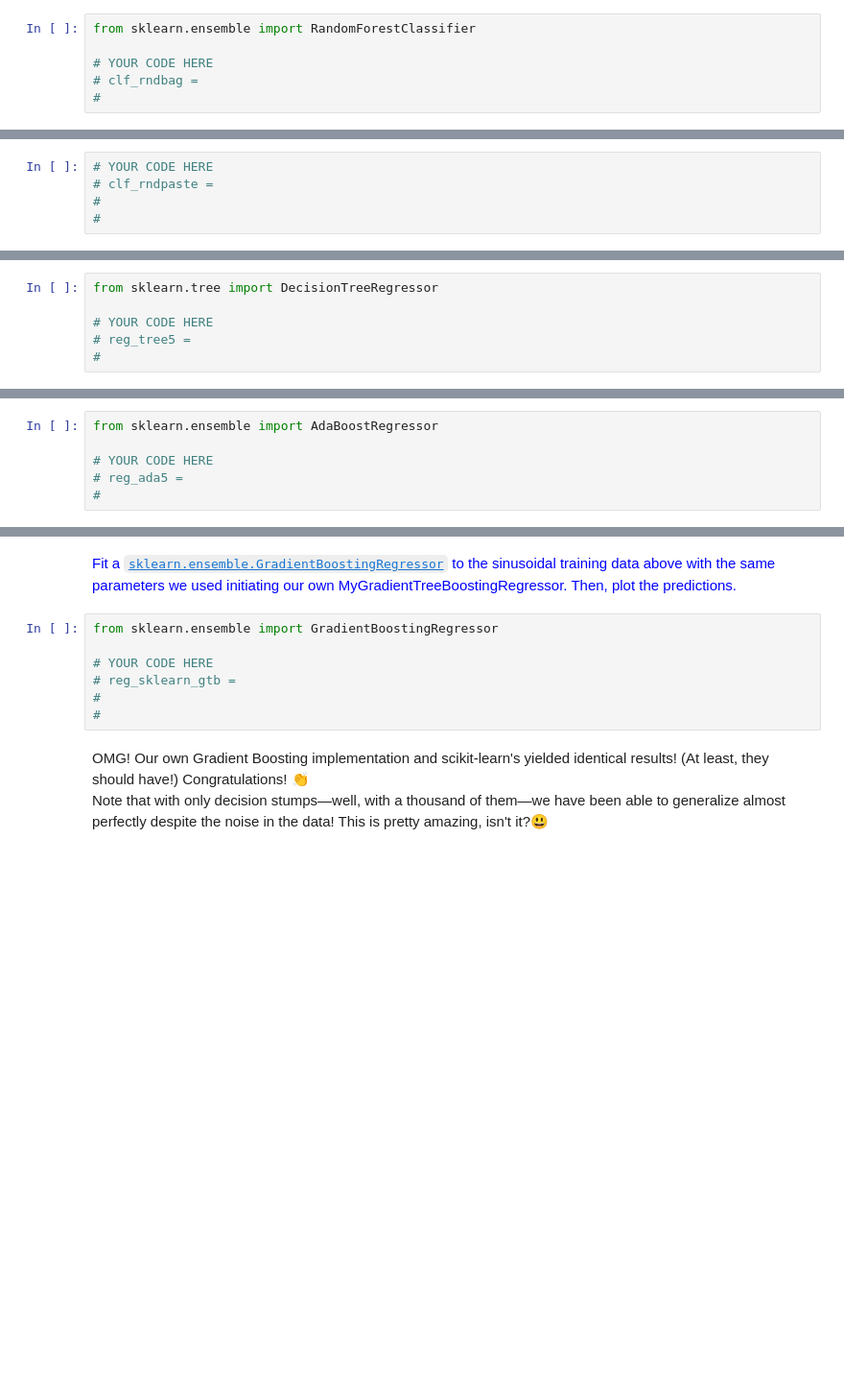
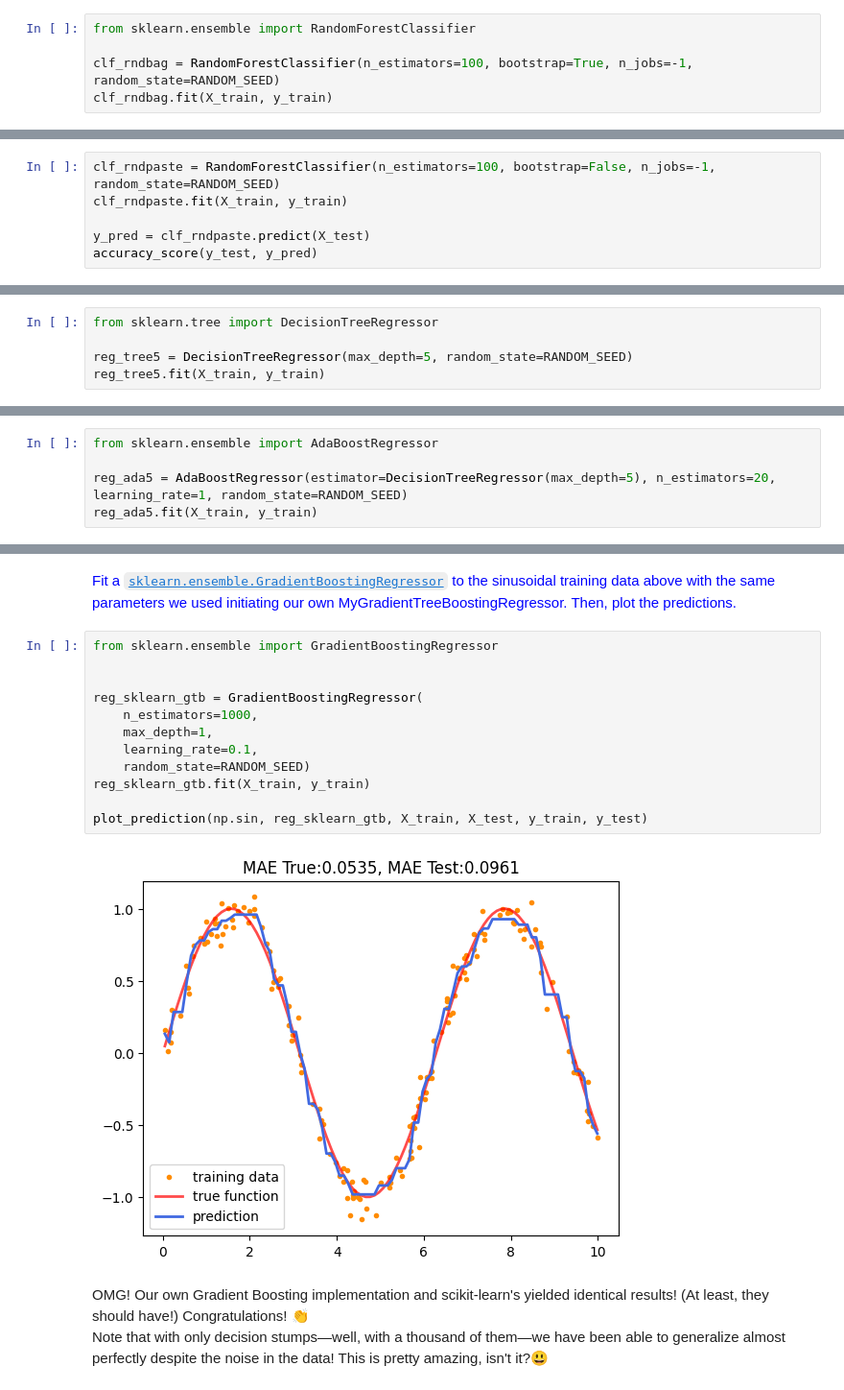
Before and after one commit to tomiock/ML2024-25, a Jupyter notebook: Session 9 - Decision Trees, Ensemble Learning, Random Forests/P9_Decision_Trees_Ensemble_Learning_Random_Forests.ipynb, the cells around one changed output, grey strips where cells are left out. Shown at 96% size. Saved outputs shown, nothing was run; the diff lists cells and outputs as text; blank space fills up the shorter version.

```diff
--- a/Session 9 - Decision Trees, Ensemble Learning, Random Forests/P9_Decision_Trees_Ensemble_Learning_Random_Forests.ipynb
+++ b/Session 9 - Decision Trees, Ensemble Learning, Random Forests/P9_Decision_Trees_Ensemble_Learning_Random_Forests.ipynb
@@ -309,6 +404,5 @@ clf_bagging.oob_score_
 # %%
 from sklearn.ensemble import RandomForestClassifier
 
-# YOUR CODE HERE
-# clf_rndbag =
-#
+clf_rndbag = RandomForestClassifier(n_estimators=100, bootstrap=True, n_jobs=-1, random_state=RANDOM_SEED)
+clf_rndbag.fit(X_train, y_train)
@@ -320,7 +418,8 @@ from sklearn.ensemble import RandomForestClassifier
 # %% [markdown]
 <font color=blue>Now, fit a random forest with the same parameters as the above forest, but this time use *pasting* instead of bagging. And calculate its accuracy on the test set.</font>
 # %%
-# YOUR CODE HERE
-# clf_rndpaste =
-#
-#
+clf_rndpaste = RandomForestClassifier(n_estimators=100, bootstrap=False, n_jobs=-1, random_state=RANDOM_SEED)
+clf_rndpaste.fit(X_train, y_train)
+
+y_pred = clf_rndpaste.predict(X_test)
+accuracy_score(y_test, y_pred)
@@ -390,6 +498,5 @@ def plot_prediction(true_f, fit_predictor, X_train, X_test, y_train, y_test, n_p
 # %%
 from sklearn.tree import DecisionTreeRegressor
 
-# YOUR CODE HERE
-# reg_tree5 =
-#
+reg_tree5 = DecisionTreeRegressor(max_depth=5, random_state=RANDOM_SEED)
+reg_tree5.fit(X_train, y_train)
@@ -406,6 +517,5 @@ Now, we will use the [`sklearn.ensemble.AdaBoostRegressor`](https://scikit-learn
 # %%
 from sklearn.ensemble import AdaBoostRegressor
 
-# YOUR CODE HERE
-# reg_ada5 =
-#
+reg_ada5 = AdaBoostRegressor(estimator=DecisionTreeRegressor(max_depth=5), n_estimators=20, learning_rate=1, random_state=RANDOM_SEED)
+reg_ada5.fit(X_train, y_train)
@@ -476,10 +595,17 @@ plot_prediction(np.sin, reg_my_gtb, X_train, X_test, y_train, y_test)
 # %%
 from sklearn.ensemble import GradientBoostingRegressor
 
-# YOUR CODE HERE
-# reg_sklearn_gtb =
-#
-#
+
+reg_sklearn_gtb = GradientBoostingRegressor(
+    n_estimators=1000,
+    max_depth=1,
+    learning_rate=0.1,
+    random_state=RANDOM_SEED)
+reg_sklearn_gtb.fit(X_train, y_train)
+
+plot_prediction(np.sin, reg_sklearn_gtb, X_train, X_test, y_train, y_test)
+# %% [output]
+[figure, added]
 # %% [markdown]
 OMG! Our own Gradient Boosting implementation and scikit-learn's yielded identical results! (At least, they should have!) Congratulations! 👏 <br/>
 Note that with only decision stumps&mdash;well, with a thousand of them&mdash;we have been able to generalize almost perfectly despite the noise in the data! This is pretty amazing, isn't it?😃
```
Also changed, not shown: parts of 45 cells of this notebook.
